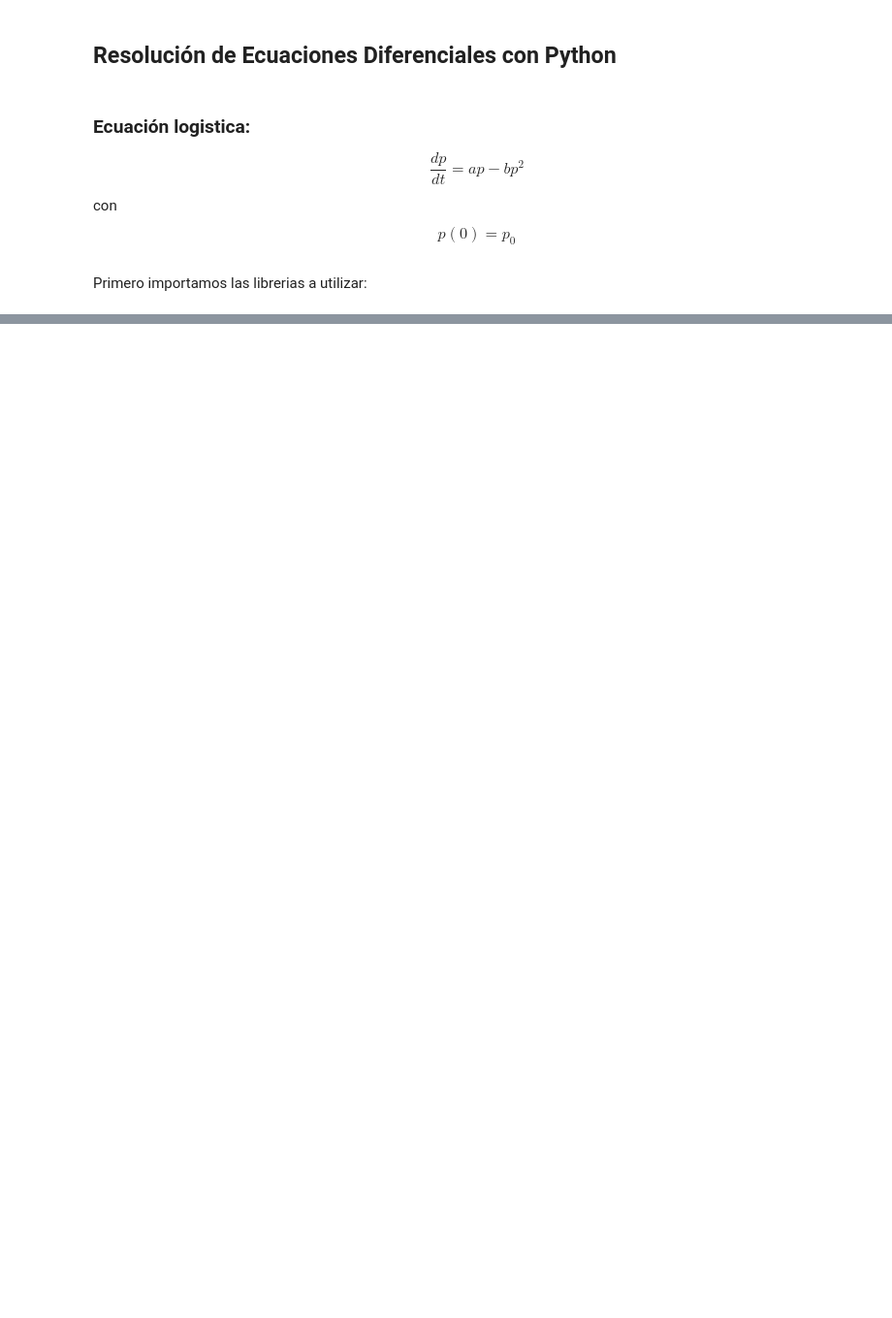
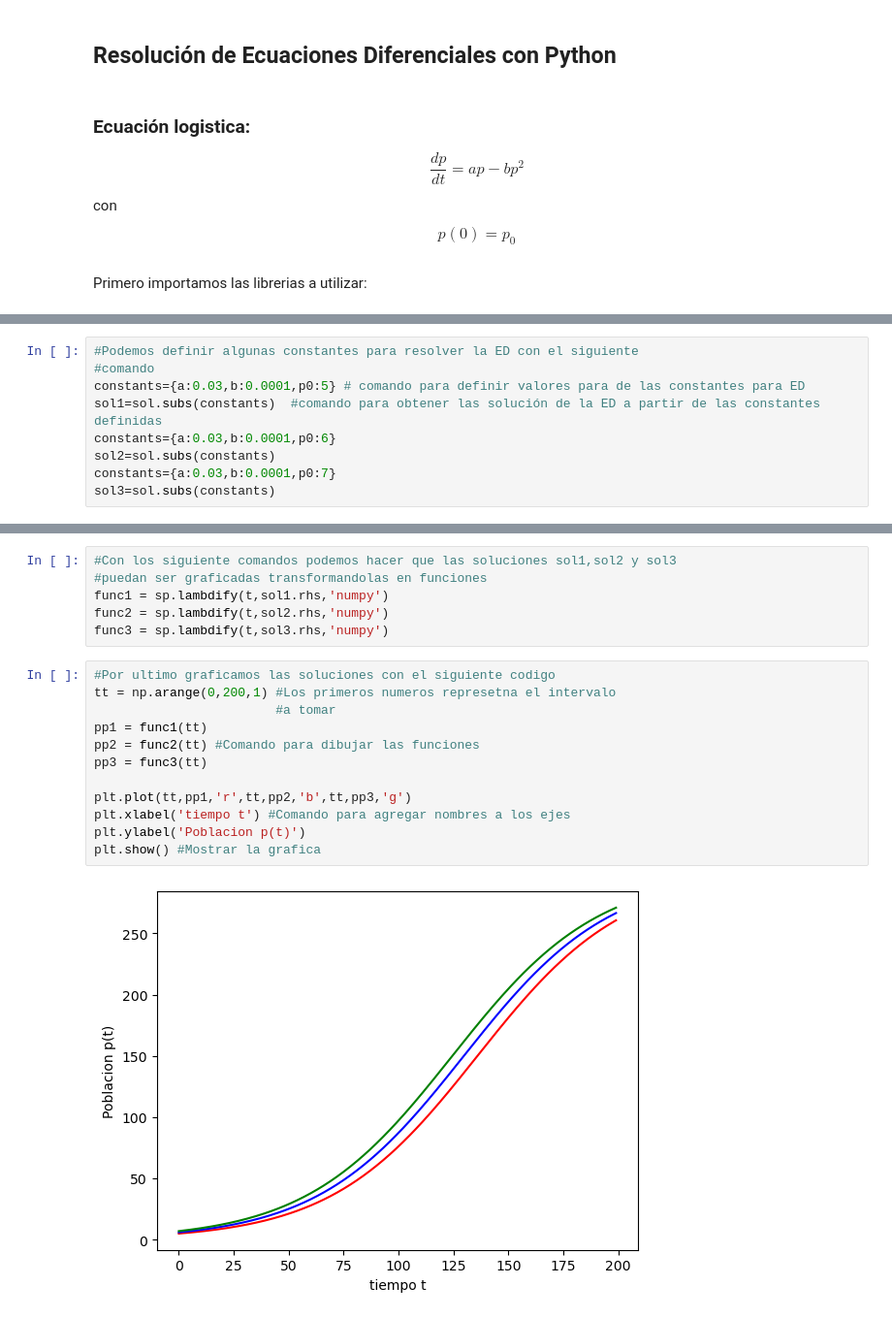
Before and after one commit to JaviMH24/Topicos-de-Ecuaciones-Diferenciales, a Jupyter notebook: Ec_Dif_con_Python.ipynb, the cells around one changed output, grey strips where cells are left out. Shown: that part at 97% size. Cells and saved outputs as stored; diff of their text form; blank space fills up the shorter version.

```diff
--- a/Ec_Dif_con_Python.ipynb
+++ b/Ec_Dif_con_Python.ipynb
@@ -31,0 +31,9 @@ NameError: name 'sp' is not defined
+# %%
+#Podemos definir algunas constantes para resolver la ED con el siguiente
+#comando
+constants={a:0.03,b:0.0001,p0:5} # comando para definir valores para de las constantes para ED
+sol1=sol.subs(constants)  #comando para obtener las solución de la ED a partir de las constantes definidas
+constants={a:0.03,b:0.0001,p0:6}
+sol2=sol.subs(constants)
+constants={a:0.03,b:0.0001,p0:7}
+sol3=sol.subs(constants)
@@ -31,0 +52,20 @@ NameError: name 'sp' is not defined
+# %%
+#Con los siguiente comandos podemos hacer que las soluciones sol1,sol2 y sol3
+#puedan ser graficadas transformandolas en funciones
+func1 = sp.lambdify(t,sol1.rhs,'numpy')
+func2 = sp.lambdify(t,sol2.rhs,'numpy')
+func3 = sp.lambdify(t,sol3.rhs,'numpy')
+# %%
+#Por ultimo graficamos las soluciones con el siguiente codigo
+tt = np.arange(0,200,1) #Los primeros numeros represetna el intervalo
+                        #a tomar
+pp1 = func1(tt)
+pp2 = func2(tt) #Comando para dibujar las funciones
+pp3 = func3(tt)
+
+plt.plot(tt,pp1,'r',tt,pp2,'b',tt,pp3,'g')
+plt.xlabel('tiempo t') #Comando para agregar nombres a los ejes
+plt.ylabel('Poblacion p(t)')
+plt.show() #Mostrar la grafica
+# %% [output]
+[figure, added]
```
Also changed, not shown: parts of 7 cells of this notebook.
